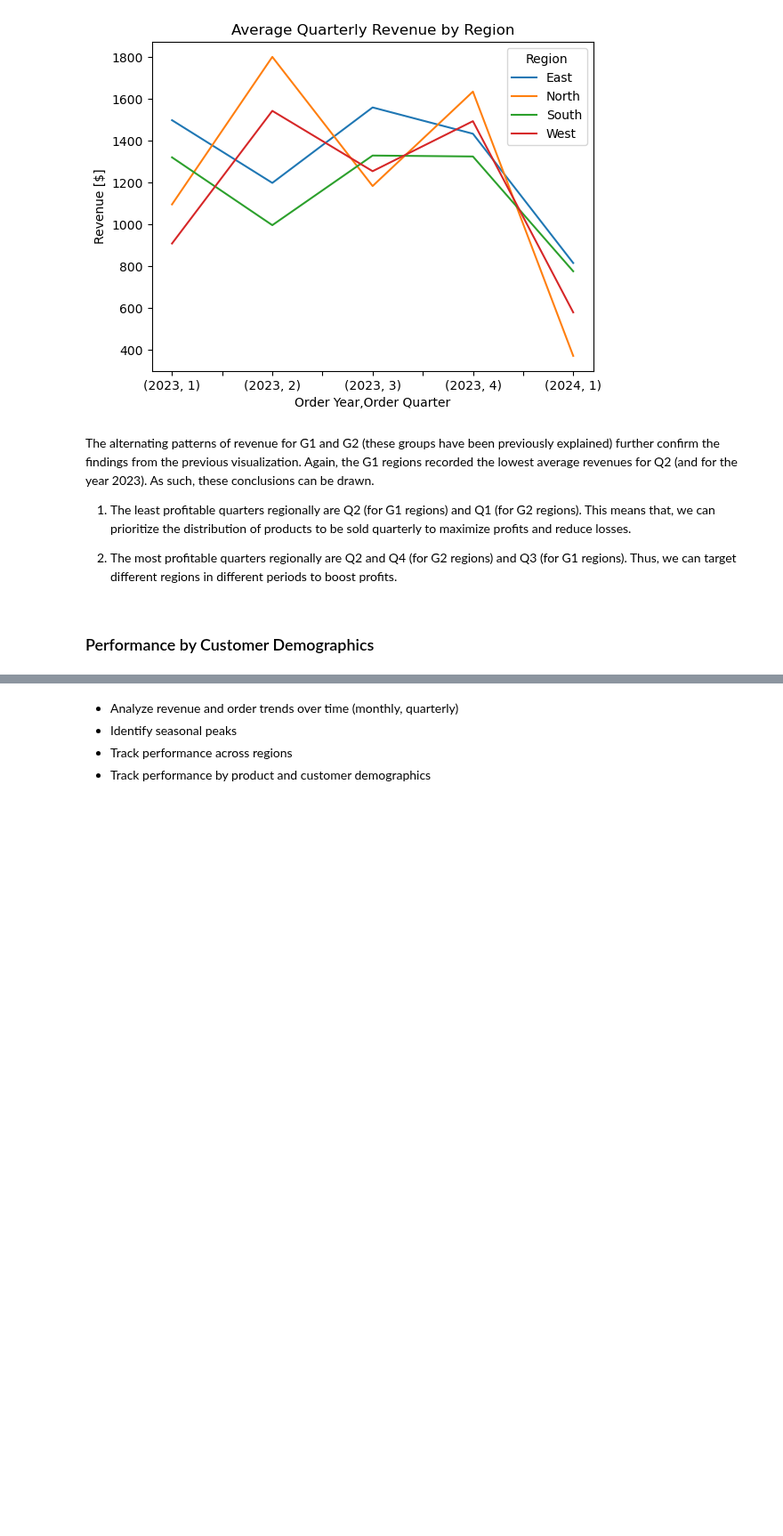
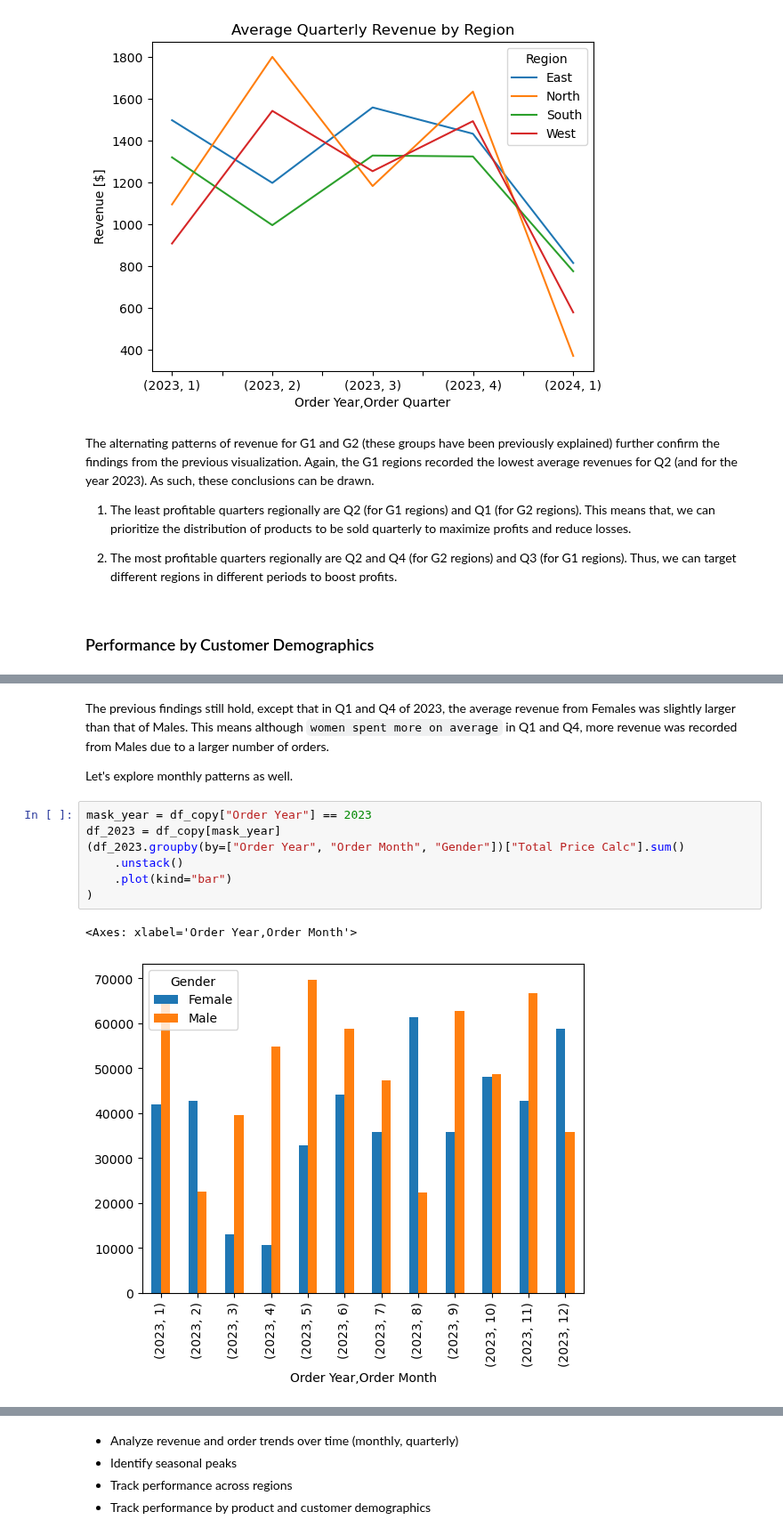
Before and after one commit to Mohammed-Hanan-Othman/ecommerce-sales-analysis, a Jupyter notebook: notebooks/2.sales_trends.ipynb, the cells around one changed output, grey strips where cells are left out. Shown at 89% size. Drawn from its saved outputs; the diff is of its cells as text; blank space fills up the shorter version.

```diff
--- a/notebooks/2.sales_trends.ipynb
+++ b/notebooks/2.sales_trends.ipynb
@@ -180,0 +208,14 @@ The alternating patterns of revenue for G1 and G2 (these groups have been previo
+# %% [markdown]
+The previous findings still hold, except that in Q1 and Q4 of 2023, the average revenue from Females was slightly larger than that of Males. This means although `women spent more on average` in Q1 and Q4, more revenue was recorded from Males due to a larger number of orders.
+
+Let's explore monthly patterns as well.
+# %%
+mask_year = df_copy["Order Year"] == 2023
+df_2023 = df_copy[mask_year]
+(df_2023.groupby(by=["Order Year", "Order Month", "Gender"])["Total Price Calc"].sum()
+    .unstack()
+    .plot(kind="bar")
+)
+# %% [output]
+<Axes: xlabel='Order Year,Order Month'>
+[figure, added]
```
Also changed, not shown: parts of 11 cells of this notebook.
